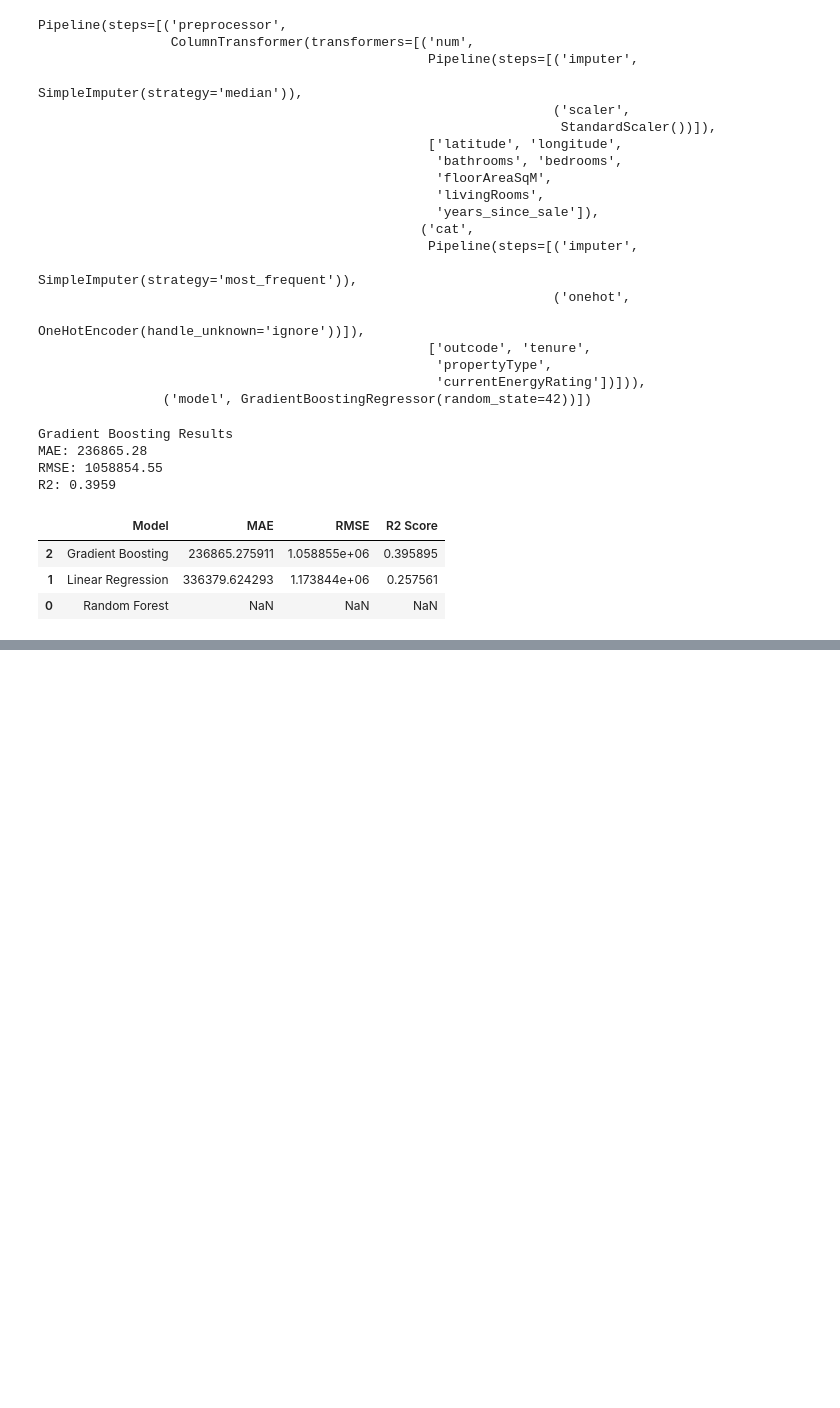
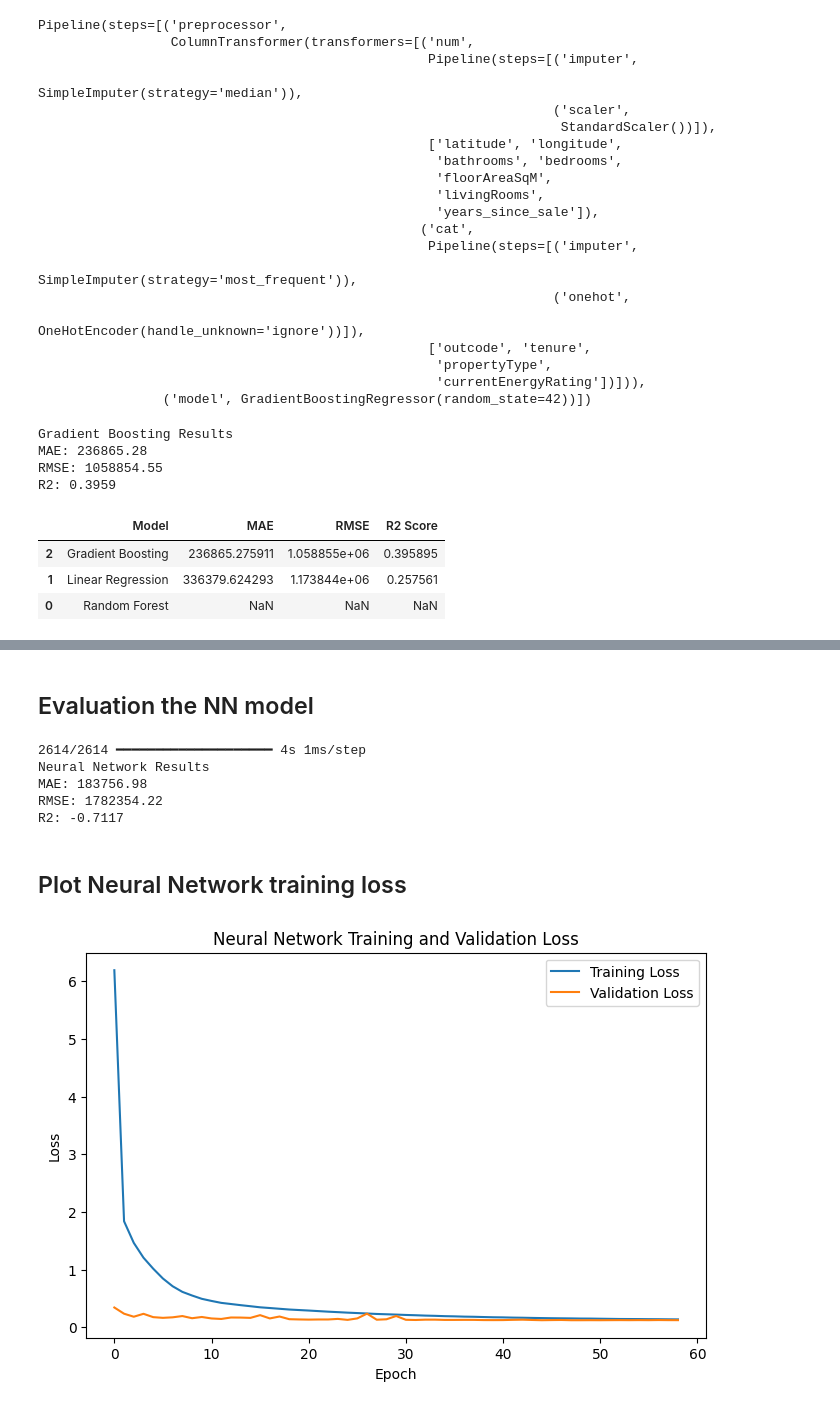
Before and after one commit to Thebluesky303/Portfolio-Projects, a Jupyter notebook: house-price-analysis-sql-powerbi-ml/notebooks/model_training.ipynb, the cells around one changed output, grey strips where cells are left out. Saved outputs shown, nothing was run; the diff lists cells and outputs as text; code cells hidden in the pictures; blank space fills up the shorter version.

Commit message:
Neural network model training

```diff
--- a/house-price-analysis-sql-powerbi-ml/notebooks/model_training.ipynb
+++ b/house-price-analysis-sql-powerbi-ml/notebooks/model_training.ipynb
@@ -526,0 +544,4 @@ display(results_sorted)
+# %%
+# preprocessing to features
+X_train_nn = preprocessor.fit_transform(X_train)
+X_test_nn = preprocessor.transform(X_test)
@@ -526,0 +574,8 @@ display(results_sorted)
+# %%
+
+# Convert to float32 for TensorFlow
+X_train_nn = X_train_nn.astype("float32")
+X_test_nn = X_test_nn.astype("float32")
+
+print("Training shape:", X_train_nn.shape)
+print("Testing shape:", X_test_nn.shape)
@@ -526,0 +614,8 @@ display(results_sorted)
+# %%
+nn_model.compile(
+    optimizer=tf.keras.optimizers.Adam(learning_rate=0.001),
+    loss='mse',
+    metrics=['mae']
+)
+
+nn_model.summary()
@@ -526,0 +644,16 @@ display(results_sorted)
+# %%
+early_stop = EarlyStopping(
+    monitor='val_loss',
+    patience=10,
+    restore_best_weights=True
+)
+
+history = nn_model.fit(
+    X_train_nn,
+    y_train_log,
+    validation_split=0.2,
+    epochs=100,
+    batch_size=256,
+    callbacks=[early_stop],
+    verbose=1
+)
@@ -526,0 +678,40 @@ display(results_sorted)
+# %% [markdown]
+## Evaluation the NN model
+# %%
+# Predict log prices
+y_pred_nn_log = nn_model.predict(X_test_nn).flatten()
+
+# Convert predictions back to actual price
+y_pred_nn = np.expm1(y_pred_nn_log)
+
+# Actual y_test is already original price
+y_test_actual = y_test
+
+# Evaluation
+nn_mae = mean_absolute_error(y_test_actual, y_pred_nn)
+nn_rmse = np.sqrt(mean_squared_error(y_test_actual, y_pred_nn))
+nn_r2 = r2_score(y_test_actual, y_pred_nn)
+
+print("Neural Network Results")
+print("MAE:", round(nn_mae, 2))
+print("RMSE:", round(nn_rmse, 2))
+print("R2:", round(nn_r2, 4))
+# %% [output]
+2614/2614 ━━━━━━━━━━━━━━━━━━━━ 4s 1ms/step
+Neural Network Results
+MAE: 183756.98
+RMSE: 1782354.22
+R2: -0.7117
+# %% [markdown]
+## Plot Neural Network training loss
+# %%
+plt.figure(figsize=(8, 5))
+plt.plot(history.history['loss'], label='Training Loss')
+plt.plot(history.history['val_loss'], label='Validation Loss')
+plt.xlabel('Epoch')
+plt.ylabel('Loss')
+plt.title('Neural Network Training and Validation Loss')
+plt.legend()
+plt.show()
+# %% [output]
+[figure, added]
```
Also changed, not shown: parts of 41 cells of this notebook.
